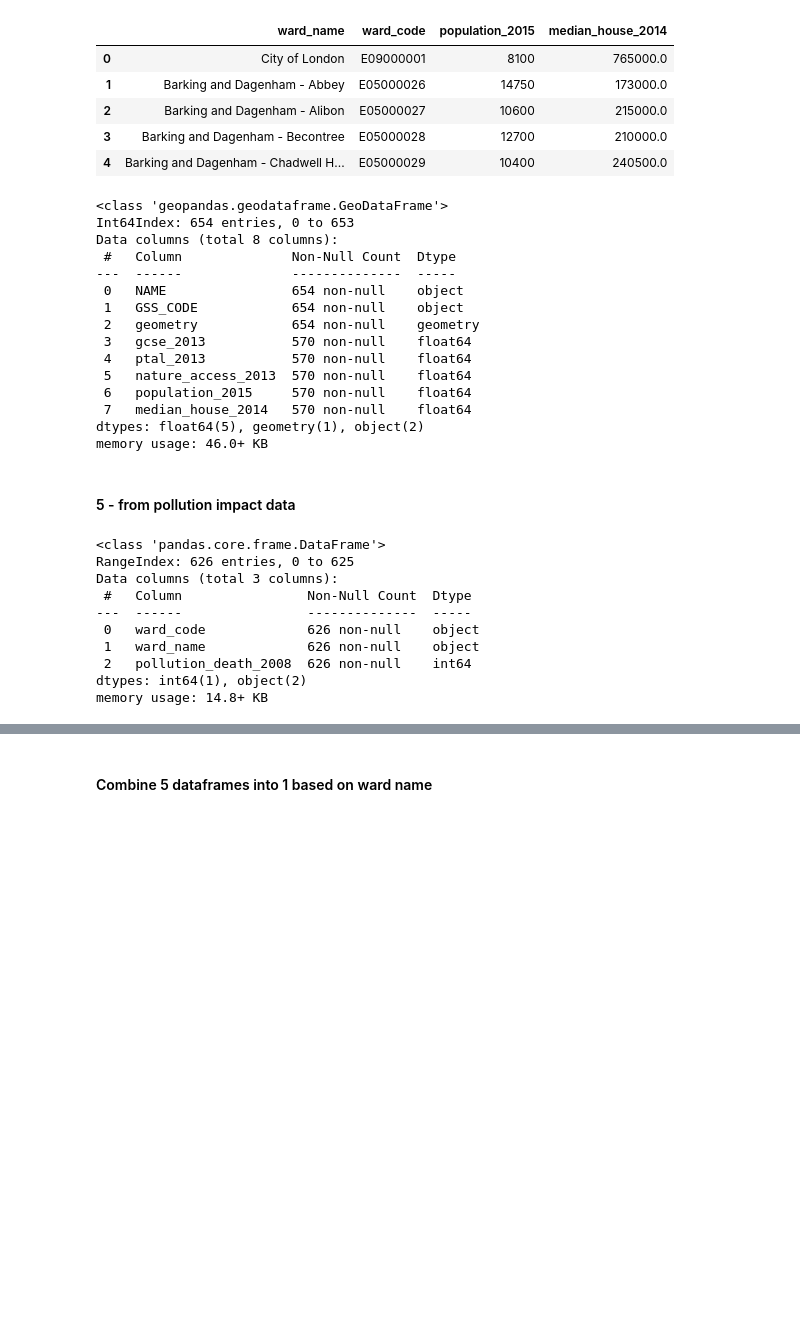
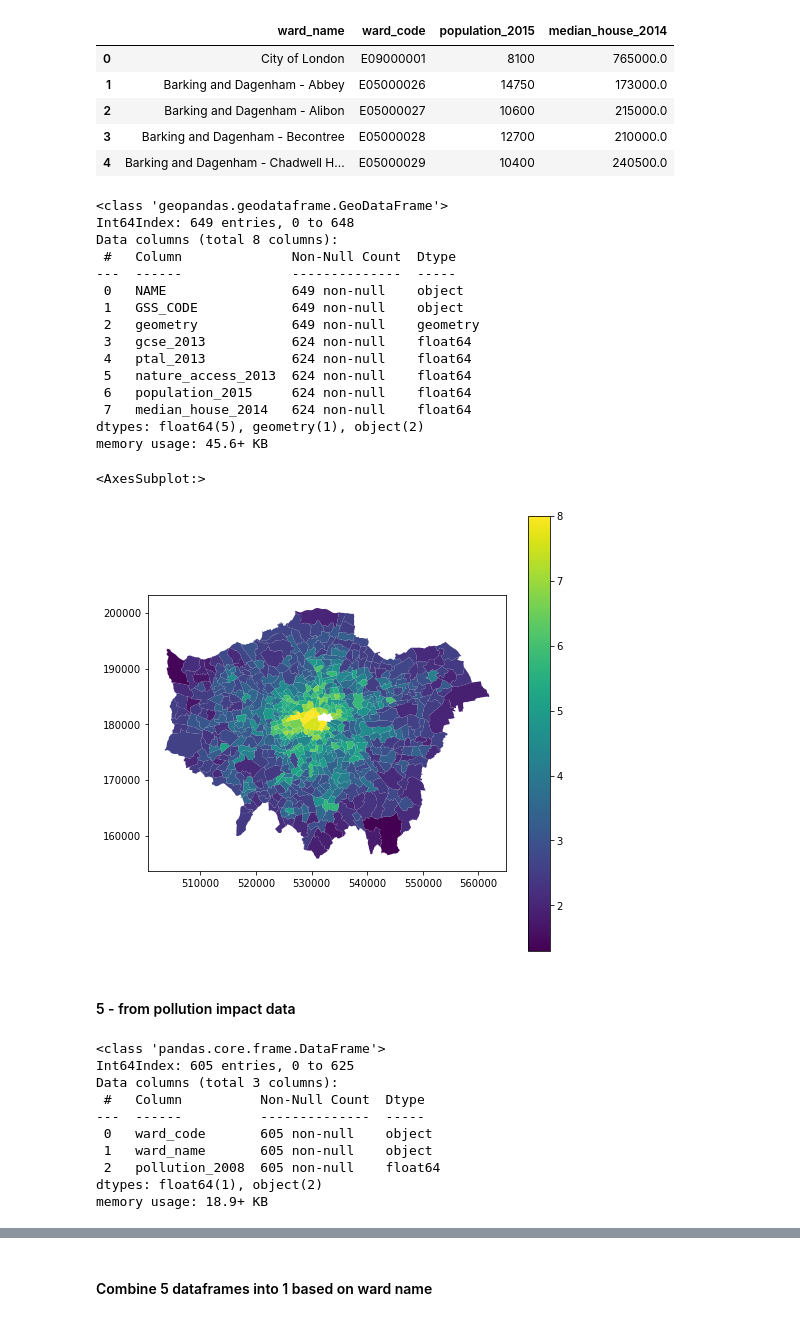
Before and after one commit to neneninja97/liveable_london, a Jupyter notebook: data_pre_processing.ipynb, the cells around one changed output, grey strips where cells are left out. Saved outputs shown, nothing was run; the diff lists cells and outputs as text; code cells hidden in the pictures; blank space fills up the shorter version.

```diff
--- a/data_pre_processing.ipynb
+++ b/data_pre_processing.ipynb
@@ -54,7 +54,7 @@ df_combined = pd.DataFrame()
 # %% [markdown]
 #### 0. Boundary (2018)
 # %%
-file = os.path.join('data', 'raw', 'London-wards-2014', 'London_Ward.shp')
+file = os.path.join('data', 'raw', 'London-wards-2013', 'London_Ward.shp')
 
 boundary = gpd.read_file(file)
 # %%
@@ -201,20 +201,25 @@ df_merged_2.drop(['ward_name', 'ward_code'], axis=1, inplace=True)
 df_merged_2.info()
 # %% [output]
 <class 'geopandas.geodataframe.GeoDataFrame'>
-Int64Index: 654 entries, 0 to 653
+Int64Index: 649 entries, 0 to 648
 Data columns (total 8 columns):
  #   Column              Non-Null Count  Dtype
 ---  ------              --------------  -----
- 0   NAME                654 non-null    object
- 1   GSS_CODE            654 non-null    object
- 2   geometry            654 non-null    geometry
- 3   gcse_2013           570 non-null    float64
- 4   ptal_2013           570 non-null    float64
- 5   nature_access_2013  570 non-null    float64
- 6   population_2015     570 non-null    float64
- 7   median_house_2014   570 non-null    float64
+ 0   NAME                649 non-null    object
+ 1   GSS_CODE            649 non-null    object
+ 2   geometry            649 non-null    geometry
+ 3   gcse_2013           624 non-null    float64
+ 4   ptal_2013           624 non-null    float64
+ 5   nature_access_2013  624 non-null    float64
+ 6   population_2015     624 non-null    float64
+ 7   median_house_2014   624 non-null    float64
 dtypes: float64(5), geometry(1), object(2)
-memory usage: 46.0+ KB
+memory usage: 45.6+ KB
+# %%
+df_merged_2.plot(column='ptal_2013', legend=True, figsize=(8,8))
+# %% [output]
+<AxesSubplot:>
+[figure, added]
 # %% [markdown]
 #### 5 - from pollution impact data
 # %%
@@ -228,18 +233,18 @@ df_pollution = pd.read_csv(file, usecols = cols, encoding= 'unicode_escape')
 # Renaming columns
 df_pollution.rename(columns={"Area Code": "ward_code",
                            "Area Name": "ward_name",
-                           "Attributable Deaths at coefft (change for 10 µg/m3 PM2.5) 6%": "pollution_death_2008"},
+                           "PM2.5 Concentration (µg/m3)": "pollution_2008"},
                   inplace=True)
 
 df_pollution.info()
 # %% [output]
 <class 'pandas.core.frame.DataFrame'>
-RangeIndex: 626 entries, 0 to 625
+Int64Index: 605 entries, 0 to 625
 Data columns (total 3 columns):
- #   Column                Non-Null Count  Dtype
----  ------                --------------  -----
- 0   ward_code             626 non-null    object
- 1   ward_name             626 non-null    object
- 2   pollution_death_2008  626 non-null    int64
-dtypes: int64(1), object(2)
-memory usage: 14.8+ KB
+ #   Column          Non-Null Count  Dtype
+---  ------          --------------  -----
+ 0   ward_code       605 non-null    object
+ 1   ward_name       605 non-null    object
+ 2   pollution_2008  605 non-null    float64
+dtypes: float64(1), object(2)
+memory usage: 18.9+ KB
```
Also changed, not shown: parts of 9 cells of this notebook.
